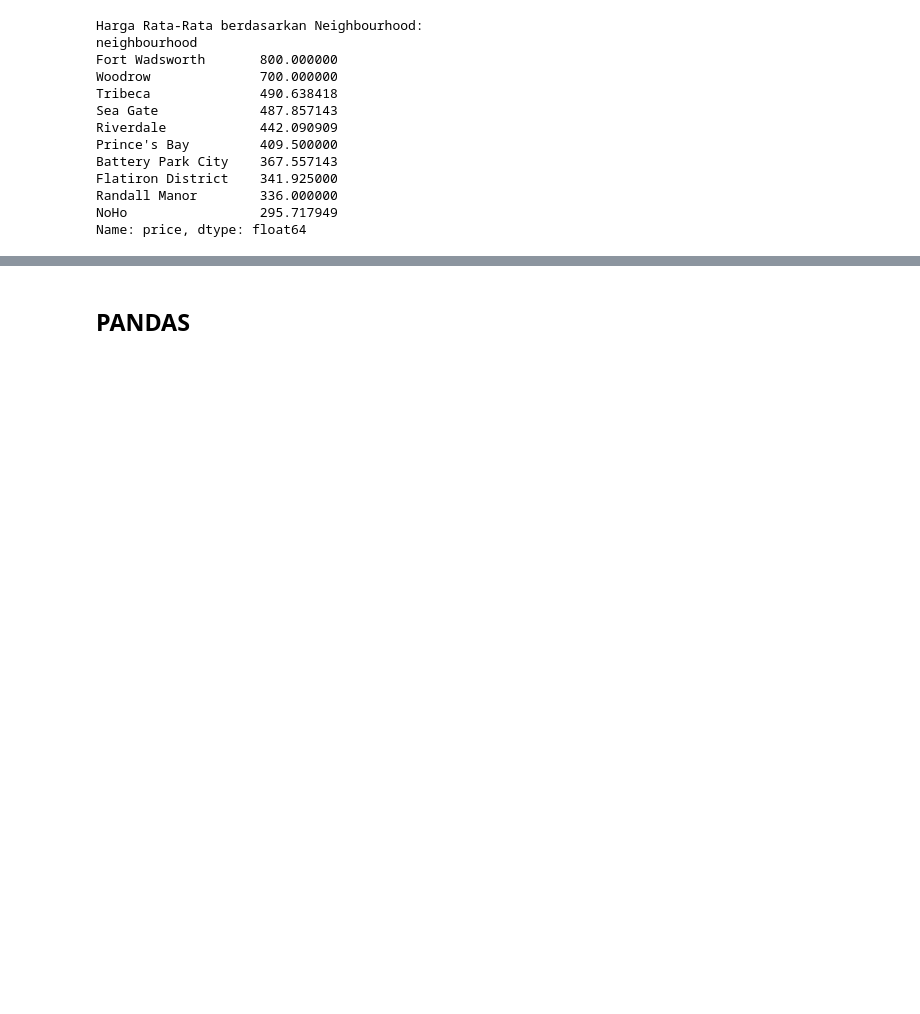
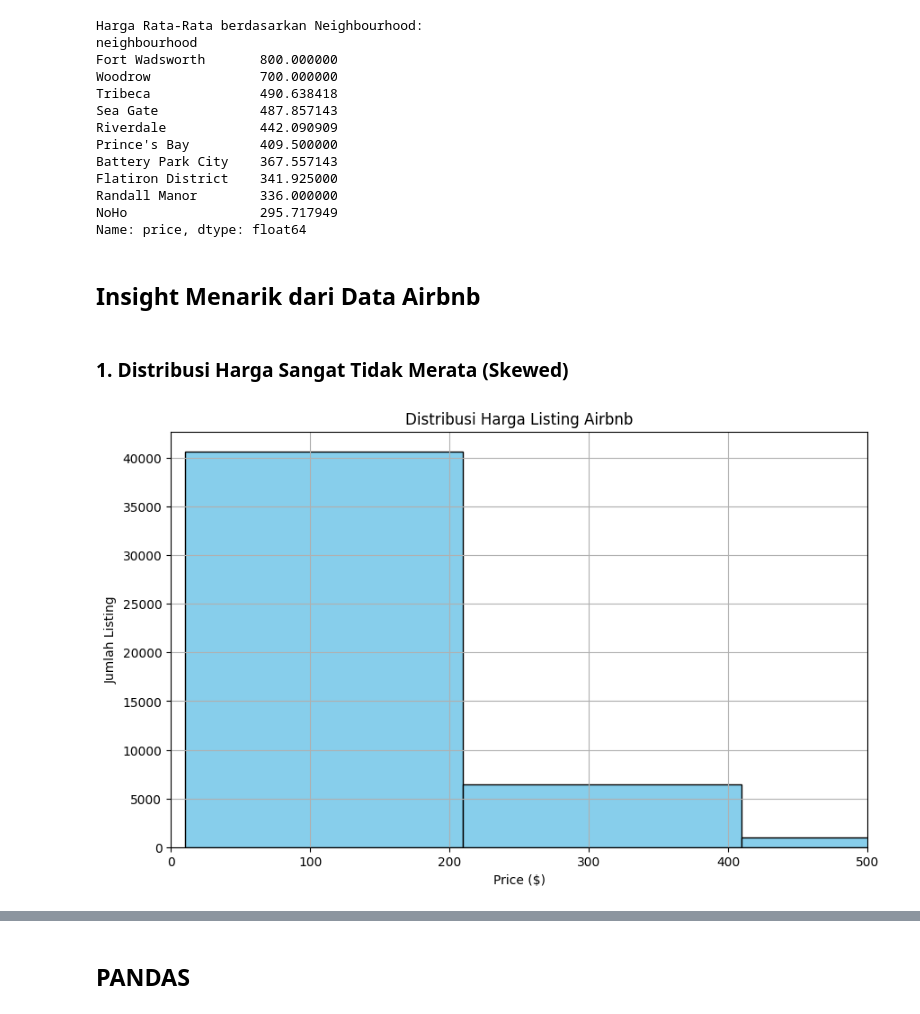
Before and after one commit to Zaxzz/kecerdasan_buatan, a Jupyter notebook: UTS_AI.ipynb, the cells around one changed output, grey strips where cells are left out. Drawn from its saved outputs; the diff is of its cells as text; code cells hidden in the pictures; blank space fills up the shorter version.

```diff
--- a/UTS_AI.ipynb
+++ b/UTS_AI.ipynb
@@ -185,3 +185,21 @@ Flatiron District    341.925000
 Randall Manor        336.000000
 NoHo                 295.717949
 Name: price, dtype: float64
+# %% [markdown]
+##  Insight Menarik dari Data Airbnb
+# %% [markdown]
+### 1. Distribusi Harga Sangat Tidak Merata (Skewed)
+# %%
+import matplotlib.pyplot as plt
+
+plt.figure(figsize=(10,6))
+plt.hist(df_airbnb['price'], bins=50, color='skyblue', edgecolor='black')
+plt.title('Distribusi Harga Listing Airbnb')
+plt.xlabel('Price ($)')
+plt.ylabel('Jumlah Listing')
+plt.xlim(0, 500)  # Fokus harga < $500
+plt.grid(True)
+plt.savefig('histogram_price.png')  # Simpan grafik
+plt.show()
+# %% [output]
+[figure, added]
```
Also changed, not shown: parts of 15 cells of this notebook.
